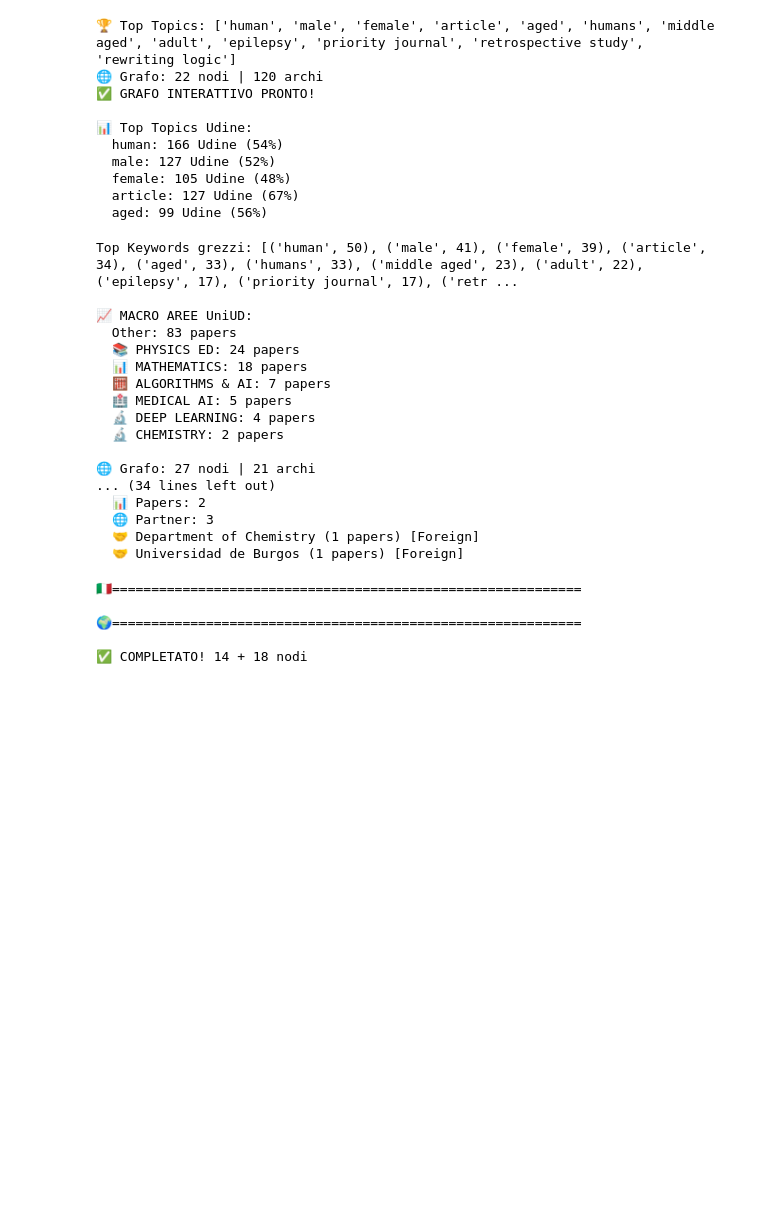
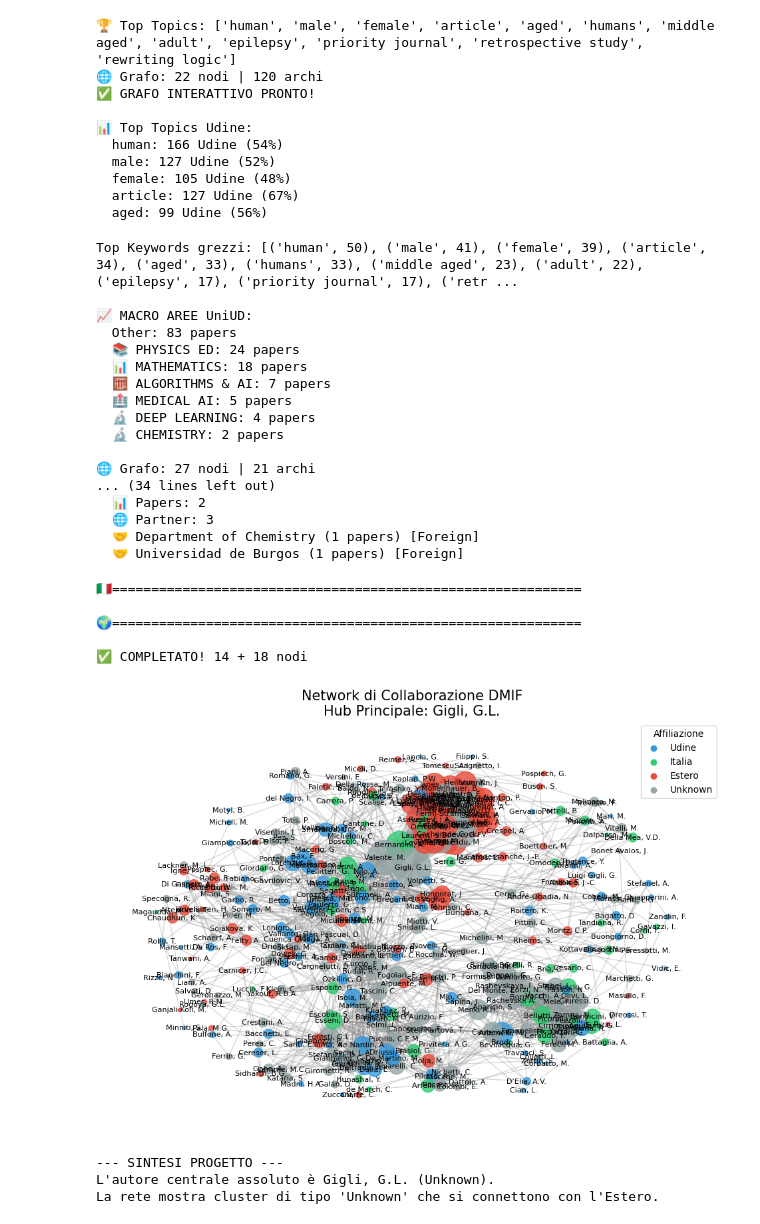
Before and after one commit to Aliceblandino/socialone, a Jupyter notebook: affiliations.ipynb, the cells around one changed output. Drawn from its saved outputs; the diff is of its cells as text; code cells hidden in the pictures; blank space fills up the shorter version.

Commit message:
affiliations graphs

```diff
--- a/affiliations.ipynb
+++ b/affiliations.ipynb
@@ -1244,3 +1244,76 @@ print(f"\n✅ COMPLETATO! {nodes_it} + {nodes_foreign} nodi")
 🌍============================================================
 
 ✅ COMPLETATO! 14 + 18 nodi
+# %%
+import pandas as pd
+import networkx as nx
+import matplotlib.pyplot as plt
+from collections import Counter
+
+# 1. Caricamento Dati
+df = pd.read_csv('nuovo_dataset.csv')
+
+def classify_geo(aff):
+    if pd.isna(aff): return "Unknown"
+    aff = aff.lower()
+    if "udine" in aff: return "Udine"
+    elif "italy" in aff or "italia" in aff: return "Italia"
+    else: return "Estero"
+
+G = nx.Graph()
+color_map = []
+geo_dict = {}
+
+# 2. Costruzione Rete e Analisi
+for _, row in df.iterrows():
+    authors = [a.strip() for a in str(row['Authors']).split(';')]
+    affiliations = str(row['Affiliations']).split(';')
+    kws = [k.strip().lower() for k in str(row['Author Keywords']).split(';') if k != 'nan']
+
+    for i, auth in enumerate(authors):
+        geo = classify_geo(affiliations[i]) if i < len(affiliations) else "Unknown"
+        if auth not in G:
+            G.add_node(auth, geo=geo)
+            geo_dict[auth] = geo
+
+    for i in range(len(authors)):
+        for j in range(i + 1, len(authors)):
+            G.add_edge(authors[i], authors[j], year=row['Year'])
+
+# 3. Identificazione Leader
+centrality = nx.degree_centrality(G)
+top_abs = max(centrality, key=centrality.get)
+
+# 4. Preparazione colori per il grafo
+# Udine = Blu, Italia = Verde, Estero = Rosso
+colors = {'Udine': '#3498db', 'Italia': '#2ecc71', 'Estero': '#e74c3c', 'Unknown': '#95a5a6'}
+node_colors = [colors[G.nodes[node]['geo']] for node in G.nodes()]
+
+# 5. Visualizzazione del Grafo
+plt.figure(figsize=(12, 8))
+pos = nx.spring_layout(G, k=0.5, seed=42) # Layout per distanziare i nodi
+
+# Disegno nodi (dimensione basata sulla centralità)
+node_sizes = [v * 5000 for v in centrality.values()]
+nx.draw_networkx_nodes(G, pos, node_size=node_sizes, node_color=node_colors, alpha=0.8)
+nx.draw_networkx_edges(G, pos, alpha=0.3, edge_color='gray')
+nx.draw_networkx_labels(G, pos, font_size=8, font_family='sans-serif')
+
+plt.title(f"Network di Collaborazione DMIF\nHub Principale: {top_abs}", fontsize=15)
+plt.axis('off')
+
+# Legenda
+for label, color in colors.items():
+    plt.scatter([], [], c=color, label=label)
+plt.legend(title="Affiliazione")
+
+plt.show()
+
+print(f"\n--- SINTESI PROGETTO ---")
+print(f"L'autore centrale assoluto è {top_abs} ({geo_dict[top_abs]}).")
+print(f"La rete mostra cluster di tipo '{geo_dict[top_abs]}' che si connettono con l'Estero.")
+# %% [output]
+[figure, added]
+--- SINTESI PROGETTO ---
+L'autore centrale assoluto è Gigli, G.L. (Unknown).
+La rete mostra cluster di tipo 'Unknown' che si connettono con l'Estero.
```
